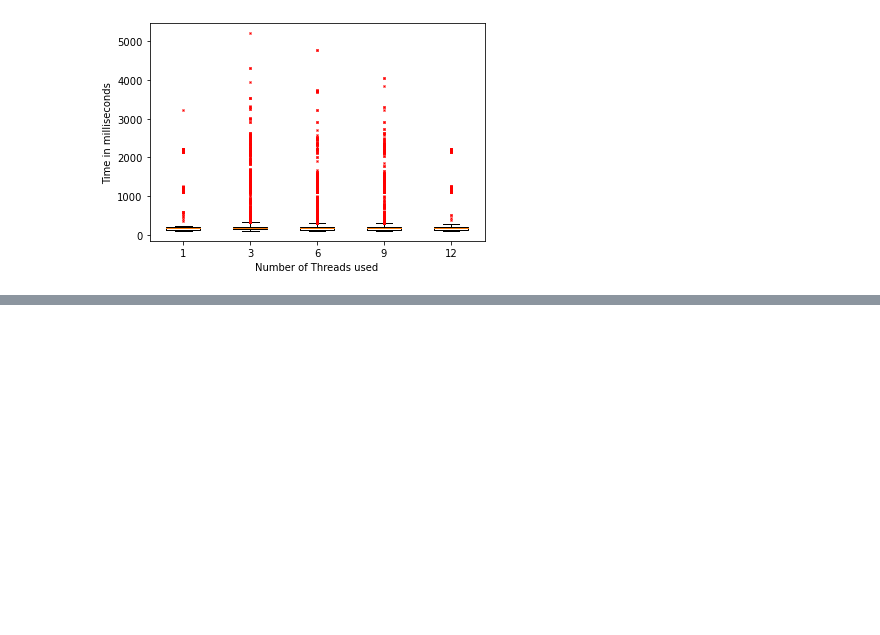
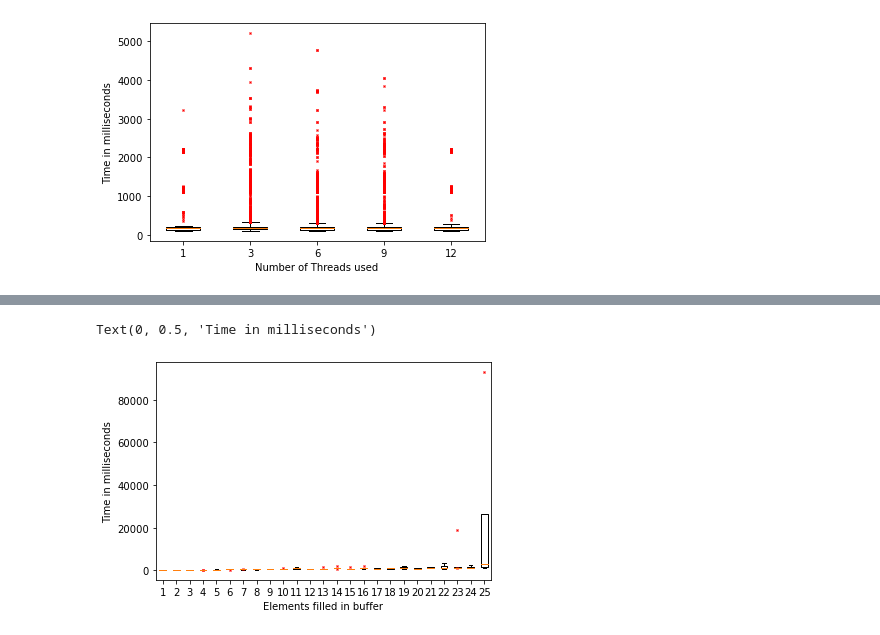
Before and after one commit to Lorenzo-Bracci/Performance-Evaluator, a Jupyter notebook: dataProcessing.ipynb, the cells around one changed output, grey strips where cells are left out. Drawn from its saved outputs; the diff is of its cells as text; code cells hidden in the pictures; blank space fills up the shorter version.

```diff
--- a/dataProcessing.ipynb
+++ b/dataProcessing.ipynb
@@ -119,0 +120,22 @@ plt.savefig('latency1', dpi=600)
+# %%
+filename = '7res_knee.csv'
+timeToFill = list()
+
+with open(filename) as csvfile:
+            reader = csv.reader(csvfile, delimiter=',')
+            lists = list()
+            current = 0
+            for row in reader:
+                if current % 5 == 0:
+                    timeToFill.append(list())
+                timeToFill[int(current / 5)].append(float(row[4]))
+                current += 1
+
+flierprops = dict(marker='x', markerfacecolor='r', markersize=2,
+                  linestyle='none', markeredgecolor='r')
+plt.boxplot(timeToFill, flierprops=flierprops)
+plt.xlabel("Elements filled in buffer")
+plt.ylabel("Time in milliseconds")
+# %% [output]
+Text(0, 0.5, 'Time in milliseconds')
+[figure, added]
```
Also changed, not shown: parts of 1 cell of this notebook.
